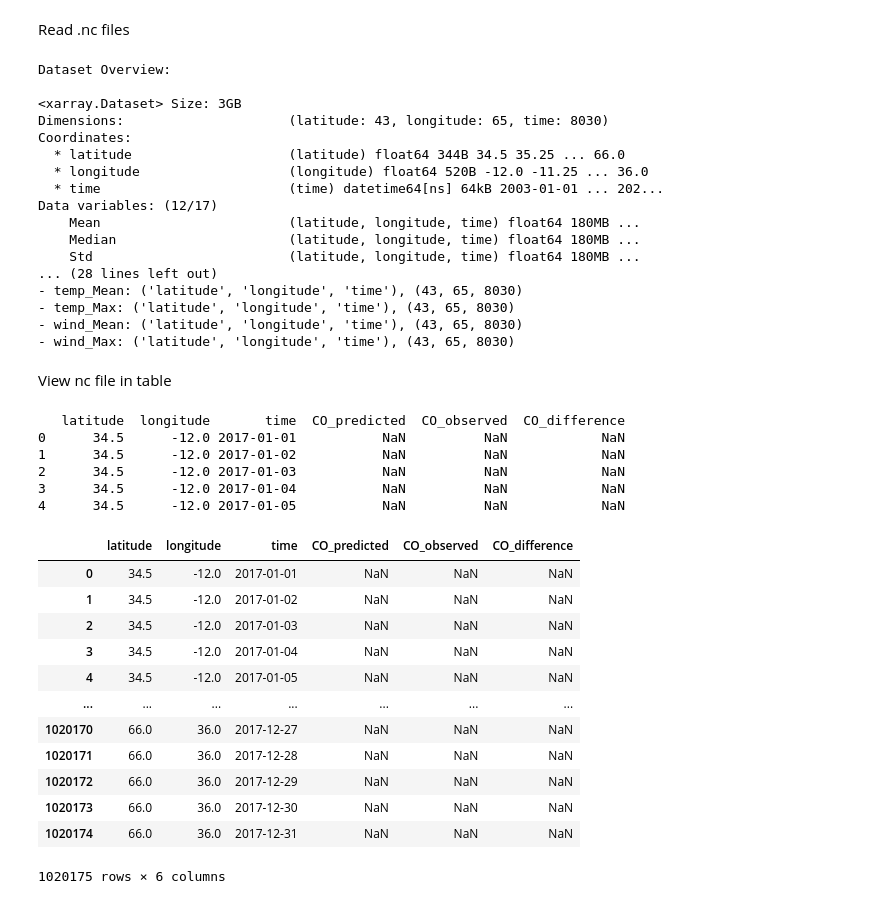
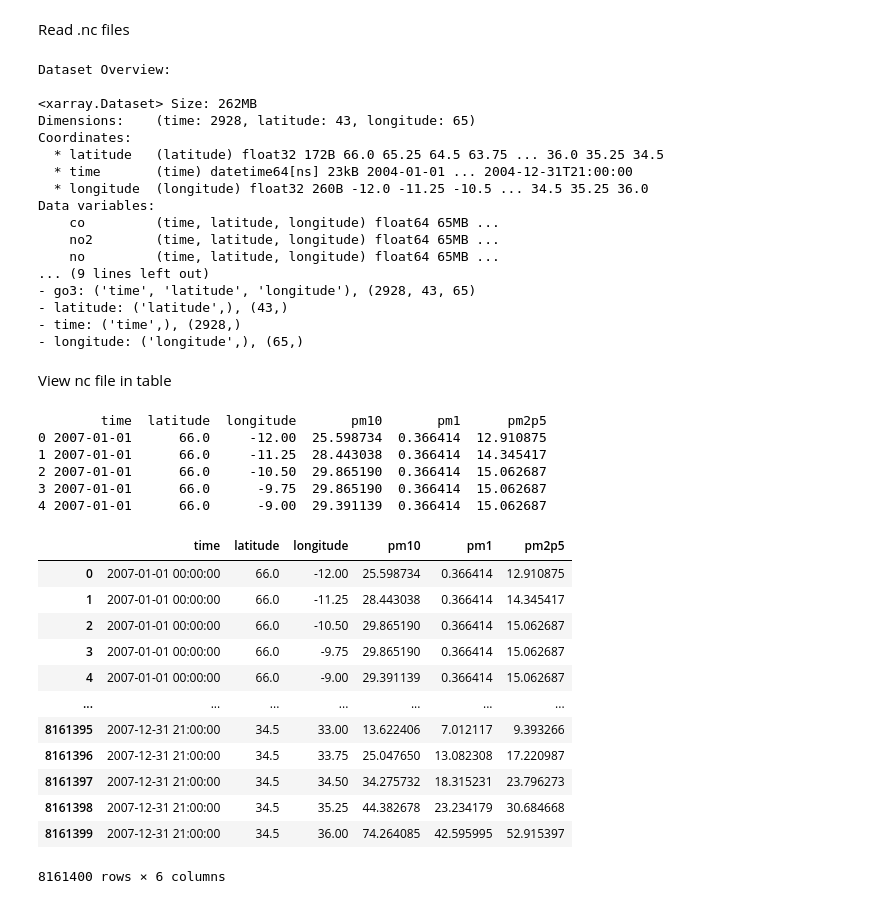
Before and after one commit to Sofs27/Thesis, a Jupyter notebook: Code/0VisualizeData.ipynb, the cells around one changed output. Drawn from its saved outputs; the diff is of its cells as text; code cells hidden in the pictures.

```diff
--- a/Code/0VisualizeData.ipynb
+++ b/Code/0VisualizeData.ipynb
@@ -4,7 +4,7 @@ Read .nc files
 import xarray as xr
 
 # Open the NetCDF file
-file_path = r"D:\IPMA\Results\no_fire_meteo_Portugal.nc"
+file_path = r"D:\IPMA\CAMS\chem_multlvl\5compile_2003_2024\CAMS_global_reanalysis_EAC4_chem_multlvl_2004.nc"
 ds = xr.open_dataset(file_path)
 
 # Display the dataset's structure and metadata
@@ -18,55 +18,55 @@ for var in ds.variables:
 # %% [output]
 Dataset Overview:
 
-<xarray.Dataset> Size: 3GB
-Dimensions:                     (latitude: 43, longitude: 65, time: 8030)
+<xarray.Dataset> Size: 262MB
+Dimensions:    (time: 2928, latitude: 43, longitude: 65)
 Coordinates:
-  * latitude                    (latitude) float64 344B 34.5 35.25 ... 66.0
-  * longitude                   (longitude) float64 520B -12.0 -11.25 ... 36.0
-  * time                        (time) datetime64[ns] 64kB 2003-01-01 ... 202...
-Data variables: (12/17)
-    Mean                        (latitude, longitude, time) float64 180MB ...
-    Median                      (latitude, longitude, time) float64 180MB ...
-    Std                         (latitude, longitude, time) float64 180MB ...
-... (28 lines left out)
-- temp_Mean: ('latitude', 'longitude', 'time'), (43, 65, 8030)
-- temp_Max: ('latitude', 'longitude', 'time'), (43, 65, 8030)
-- wind_Mean: ('latitude', 'longitude', 'time'), (43, 65, 8030)
-- wind_Max: ('latitude', 'longitude', 'time'), (43, 65, 8030)
+  * latitude   (latitude) float32 172B 66.0 65.25 64.5 63.75 ... 36.0 35.25 34.5
+  * time       (time) datetime64[ns] 23kB 2004-01-01 ... 2004-12-31T21:00:00
+  * longitude  (longitude) float32 260B -12.0 -11.25 -10.5 ... 34.5 35.25 36.0
+Data variables:
+    co         (time, latitude, longitude) float64 65MB ...
+    no2        (time, latitude, longitude) float64 65MB ...
+    no         (time, latitude, longitude) float64 65MB ...
+... (9 lines left out)
+- go3: ('time', 'latitude', 'longitude'), (2928, 43, 65)
+- latitude: ('latitude',), (43,)
+- time: ('time',), (2928,)
+- longitude: ('longitude',), (65,)
 # %% [markdown]
 View nc file in table
 # %%
 import xarray as xr
 import pandas as pd
 
 # Open the NetCDF file
-nc_file = r"C:\Users\sofia\OneDrive\Ambiente de Trabalho\ISA\Thesis\Code\CO_LSTM_predictions_2017.nc"
+nc_file = r"D:\IPMA\CAMS\chem_singlvl\5compile_2003_2024\CAMS_global_reanalysis_EAC4_chem_singlvl_2007.nc"
 ds = xr.open_dataset(nc_file)
 
 # Convert all variables to a DataFrame
 df = ds.to_dataframe().reset_index()
 
 # Display the first few rows
 print(df.head())
 
 df
 # %% [output]
-   latitude  longitude       time  CO_predicted  CO_observed  CO_difference
-0      34.5      -12.0 2017-01-01           NaN          NaN            NaN
-1      34.5      -12.0 2017-01-02           NaN          NaN            NaN
-2      34.5      -12.0 2017-01-03           NaN          NaN            NaN
-3      34.5      -12.0 2017-01-04           NaN          NaN            NaN
-4      34.5      -12.0 2017-01-05           NaN          NaN            NaN
+        time  latitude  longitude       pm10       pm1      pm2p5
+0 2007-01-01      66.0     -12.00  25.598734  0.366414  12.910875
+1 2007-01-01      66.0     -11.25  28.443038  0.366414  14.345417
+2 2007-01-01      66.0     -10.50  29.865190  0.366414  15.062687
+3 2007-01-01      66.0      -9.75  29.865190  0.366414  15.062687
+4 2007-01-01      66.0      -9.00  29.391139  0.366414  15.062687
-|  | latitude | longitude | time | CO_predicted | CO_observed | CO_difference |
-| 0 | 34.5 | -12.0 | 2017-01-01 | NaN | NaN | NaN |
-| 1 | 34.5 | -12.0 | 2017-01-02 | NaN | NaN | NaN |
-| 2 | 34.5 | -12.0 | 2017-01-03 | NaN | NaN | NaN |
-| 3 | 34.5 | -12.0 | 2017-01-04 | NaN | NaN | NaN |
-| 4 | 34.5 | -12.0 | 2017-01-05 | NaN | NaN | NaN |
+|  | time | latitude | longitude | pm10 | pm1 | pm2p5 |
+| 0 | 2007-01-01 00:00:00 | 66.0 | -12.00 | 25.598734 | 0.366414 | 12.910875 |
+| 1 | 2007-01-01 00:00:00 | 66.0 | -11.25 | 28.443038 | 0.366414 | 14.345417 |
+| 2 | 2007-01-01 00:00:00 | 66.0 | -10.50 | 29.865190 | 0.366414 | 15.062687 |
+| 3 | 2007-01-01 00:00:00 | 66.0 | -9.75 | 29.865190 | 0.366414 | 15.062687 |
+| 4 | 2007-01-01 00:00:00 | 66.0 | -9.00 | 29.391139 | 0.366414 | 15.062687 |
 | ... | ... | ... | ... | ... | ... | ... |
-| 1020170 | 66.0 | 36.0 | 2017-12-27 | NaN | NaN | NaN |
-| 1020171 | 66.0 | 36.0 | 2017-12-28 | NaN | NaN | NaN |
-| 1020172 | 66.0 | 36.0 | 2017-12-29 | NaN | NaN | NaN |
-| 1020173 | 66.0 | 36.0 | 2017-12-30 | NaN | NaN | NaN |
-| 1020174 | 66.0 | 36.0 | 2017-12-31 | NaN | NaN | NaN |
+| 8161395 | 2007-12-31 21:00:00 | 34.5 | 33.00 | 13.622406 | 7.012117 | 9.393266 |
+| 8161396 | 2007-12-31 21:00:00 | 34.5 | 33.75 | 25.047650 | 13.082308 | 17.220987 |
+| 8161397 | 2007-12-31 21:00:00 | 34.5 | 34.50 | 34.275732 | 18.315231 | 23.796273 |
+| 8161398 | 2007-12-31 21:00:00 | 34.5 | 35.25 | 44.382678 | 23.234179 | 30.684668 |
+| 8161399 | 2007-12-31 21:00:00 | 34.5 | 36.00 | 74.264085 | 42.595995 | 52.915397 |
-1020175 rows × 6 columns
+8161400 rows × 6 columns
```
Also changed, not shown: 4 other files.
